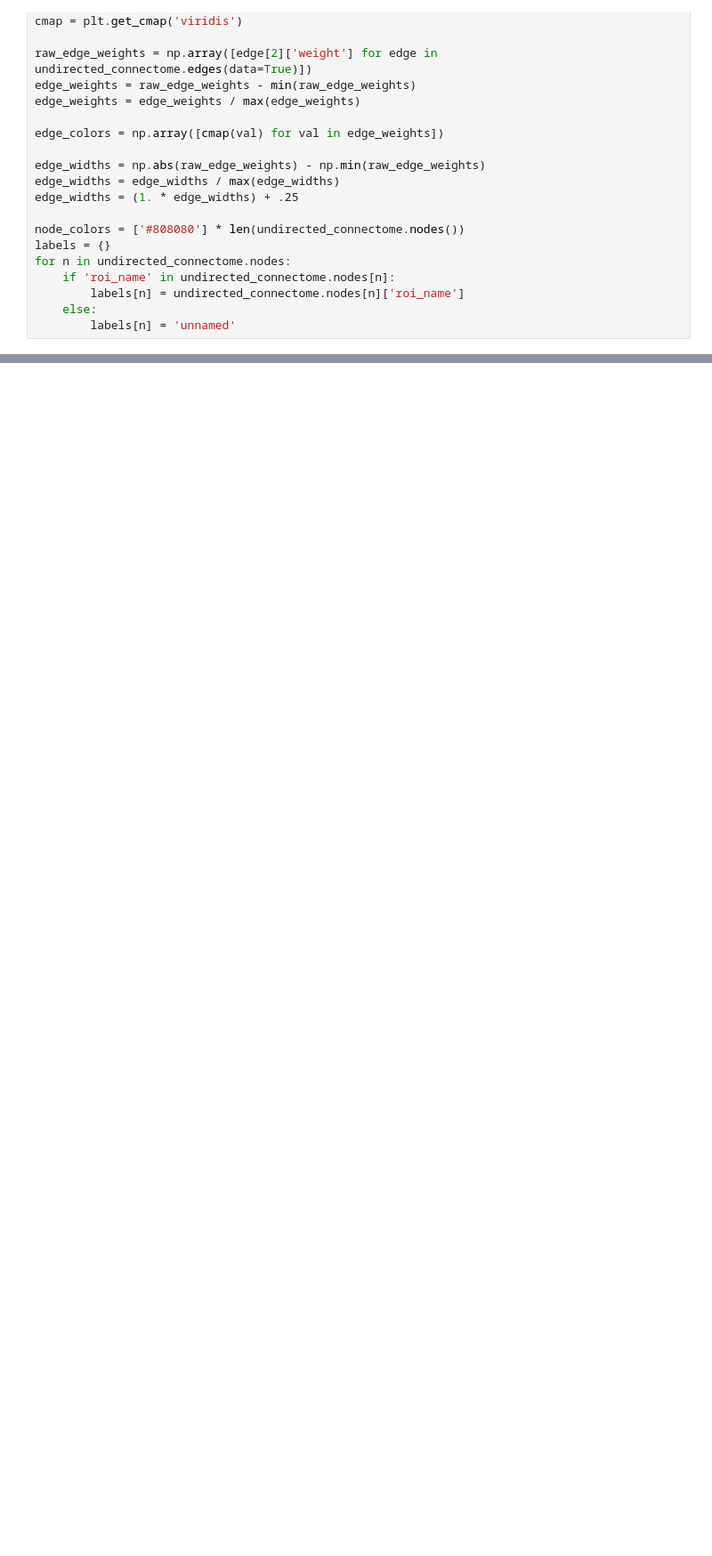
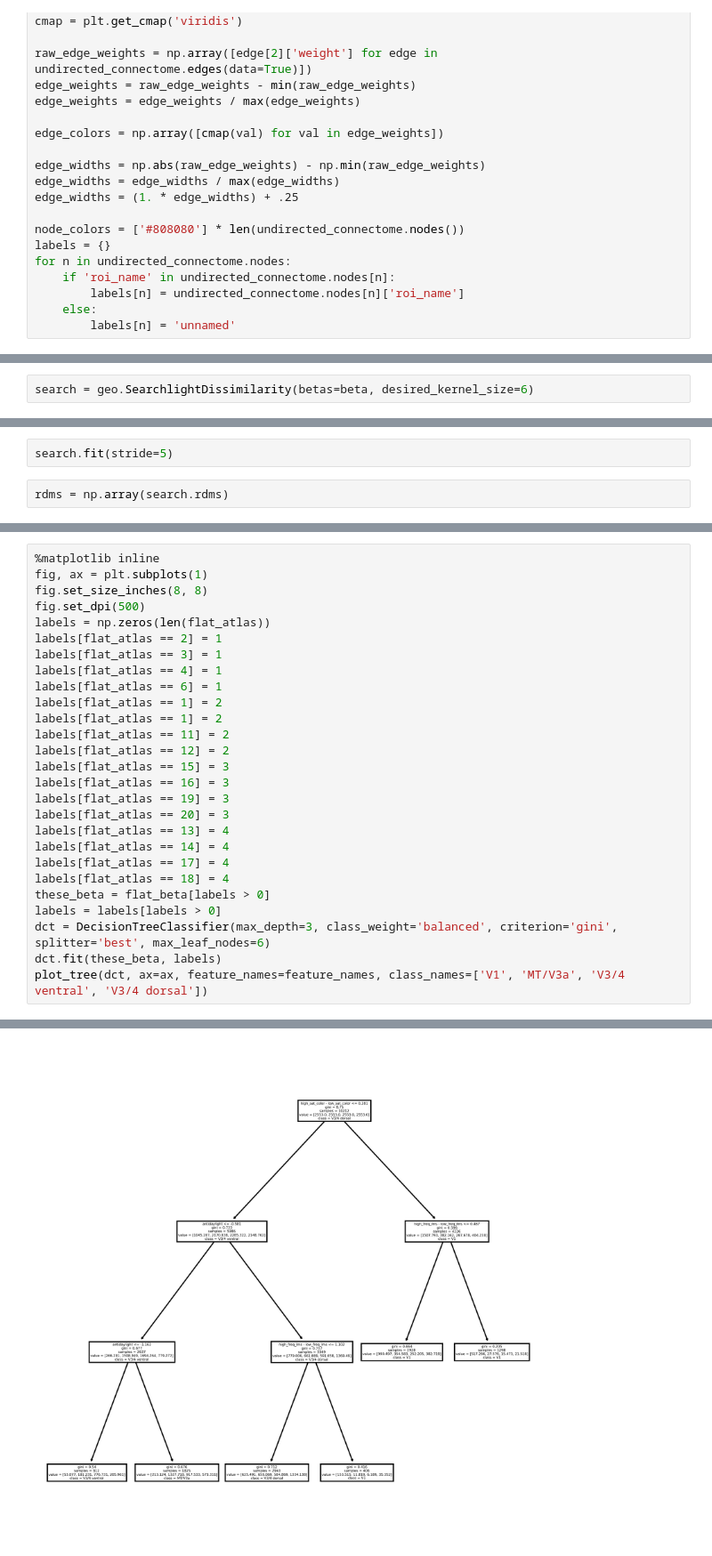
Before and after one commit to spencer-loggia/monkey_fmri, a Jupyter notebook: testing/pca_clust.ipynb, the cells around one changed output, grey strips where cells are left out. Shown at 89% size. Cells and saved outputs as stored; diff of their text form; blank space fills up the shorter version.

```diff
--- a/testing/pca_clust.ipynb
+++ b/testing/pca_clust.ipynb
@@ -306,0 +444,2 @@ plt.show()
+# %%
+search = geo.SearchlightDissimilarity(betas=beta, desired_kernel_size=6)
@@ -306,0 +448,4 @@ plt.show()
+# %%
+search.fit(stride=5)
+# %%
+rdms = np.array(search.rdms)
@@ -306,0 +495,28 @@ plt.show()
+# %%
+%matplotlib inline
+fig, ax = plt.subplots(1)
+fig.set_size_inches(8, 8)
+fig.set_dpi(500)
+labels = np.zeros(len(flat_atlas))
+labels[flat_atlas == 2] = 1
+labels[flat_atlas == 3] = 1
+labels[flat_atlas == 4] = 1
+labels[flat_atlas == 6] = 1
+labels[flat_atlas == 1] = 2
+labels[flat_atlas == 1] = 2
+labels[flat_atlas == 11] = 2
+labels[flat_atlas == 12] = 2
+labels[flat_atlas == 15] = 3
+labels[flat_atlas == 16] = 3
+labels[flat_atlas == 19] = 3
+labels[flat_atlas == 20] = 3
+labels[flat_atlas == 13] = 4
+labels[flat_atlas == 14] = 4
+labels[flat_atlas == 17] = 4
+labels[flat_atlas == 18] = 4
+these_beta = flat_beta[labels > 0]
+labels = labels[labels > 0]
+dct = DecisionTreeClassifier(max_depth=3, class_weight='balanced', criterion='gini', splitter='best', max_leaf_nodes=6)
+dct.fit(these_beta, labels)
+plot_tree(dct, ax=ax, feature_names=feature_names, class_names=['V1', 'MT/V3a', 'V3/4 ventral', 'V3/4 dorsal'])
+# %% [output]
@@ -306,0 +534 @@ plt.show()
+[figure, added]
```
Also changed, not shown: parts of 38 cells of this notebook.
